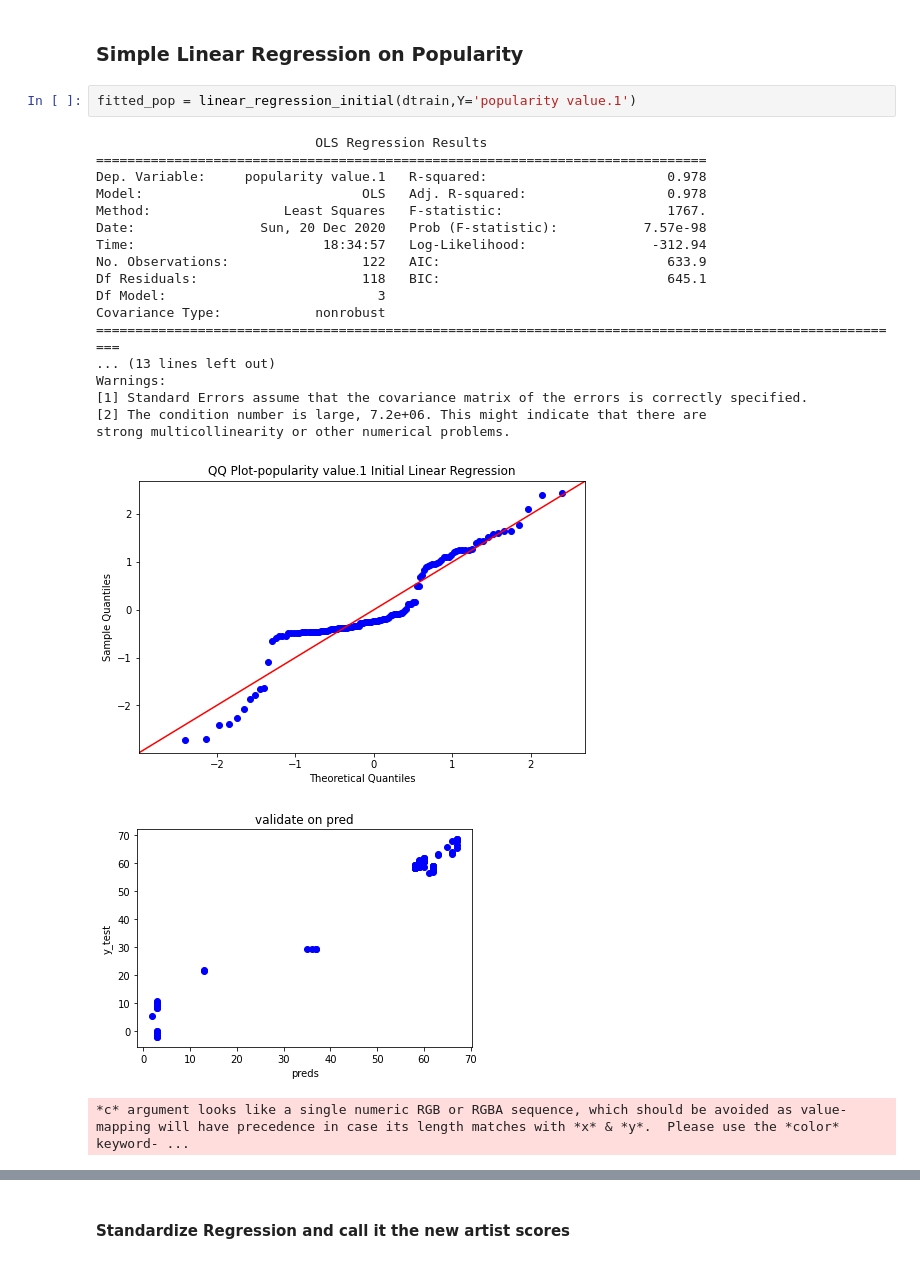
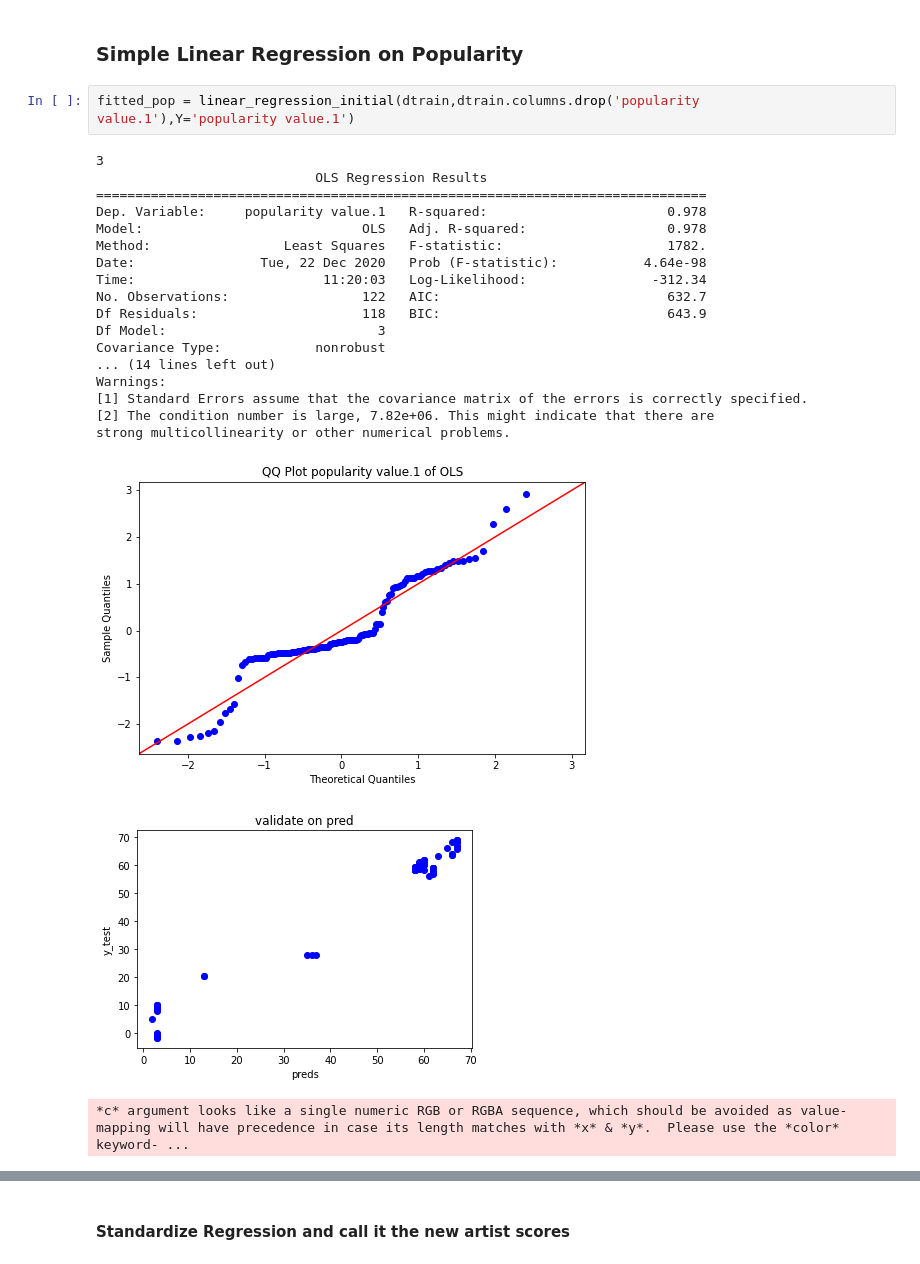
Before and after one commit to Tony363/Chartmetric_Analysis, a Jupyter notebook: Chartmetric_DataConsolidation.ipynb, the cells around one changed output, grey strips where cells are left out. Saved outputs shown, nothing was run; the diff lists cells and outputs as text.

```diff
--- a/Chartmetric_DataConsolidation.ipynb
+++ b/Chartmetric_DataConsolidation.ipynb
@@ -883,25 +1016,25 @@ dtype: float64
 # %% [markdown]
 ### Simple Linear Regression on Popularity
 # %%
-fitted_pop = linear_regression_initial(dtrain,Y='popularity value.1')
+fitted_pop = linear_regression_initial(dtrain,dtrain.columns.drop('popularity value.1'),Y='popularity value.1')
 # %% [output]
+3
                             OLS Regression Results
 ==============================================================================
 Dep. Variable:     popularity value.1   R-squared:                       0.978
 Model:                            OLS   Adj. R-squared:                  0.978
-Method:                 Least Squares   F-statistic:                     1767.
-Date:                Sun, 20 Dec 2020   Prob (F-statistic):           7.57e-98
-Time:                        18:34:57   Log-Likelihood:                -312.94
-No. Observations:                 122   AIC:                             633.9
-Df Residuals:                     118   BIC:                             645.1
+Method:                 Least Squares   F-statistic:                     1782.
+Date:                Tue, 22 Dec 2020   Prob (F-statistic):           4.64e-98
+Time:                        11:20:03   Log-Likelihood:                -312.34
+No. Observations:                 122   AIC:                             632.7
+Df Residuals:                     118   BIC:                             643.9
 Df Model:                           3
 Covariance Type:            nonrobust
-========================================================================================================
-... (13 lines left out)
+... (14 lines left out)
 Warnings:
 [1] Standard Errors assume that the covariance matrix of the errors is correctly specified.
-[2] The condition number is large, 7.2e+06. This might indicate that there are
+[2] The condition number is large, 7.82e+06. This might indicate that there are
 strong multicollinearity or other numerical problems.
-[figure, old version]
+[figure, new version]
-[figure, old version]
+[figure, new version]
 *c* argument looks like a single numeric RGB or RGBA sequence, which should be avoided as value-mapping will have precedence in case its length matches with *x* & *y*.  Please use the *color* keyword- ...
```
Also changed, not shown: parts of 28 cells of this notebook.
